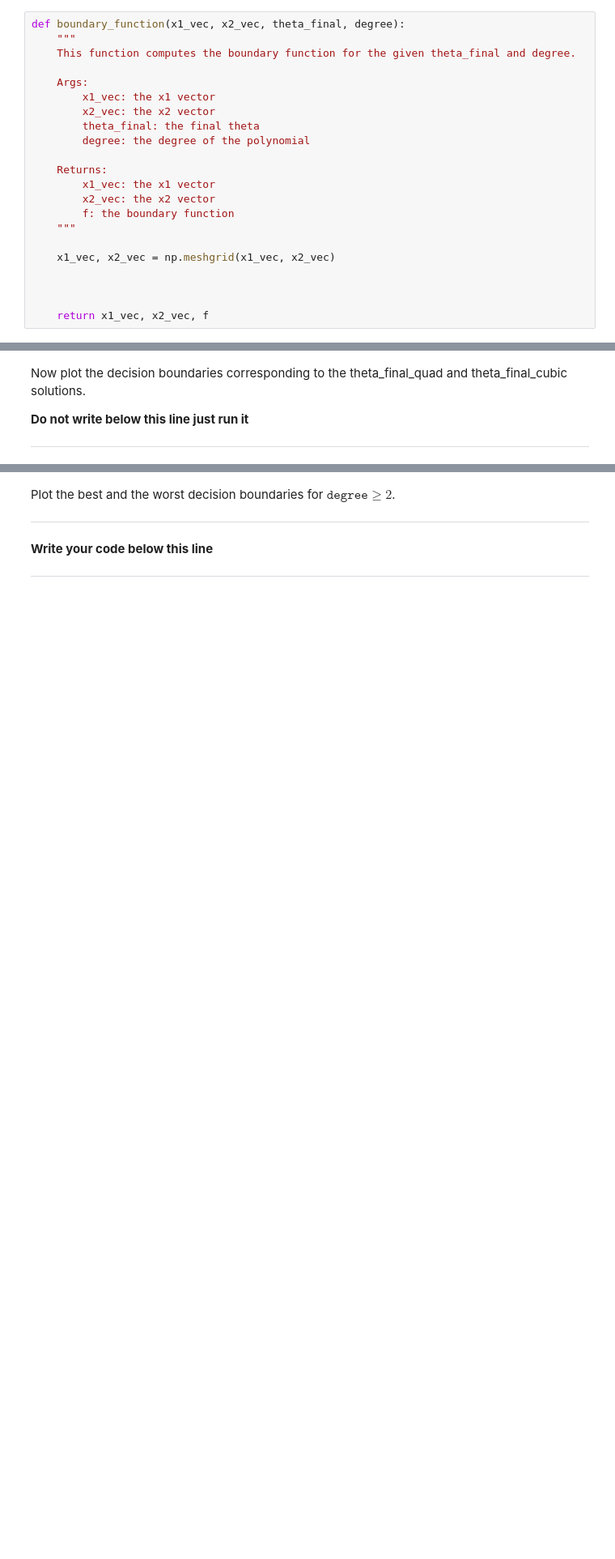
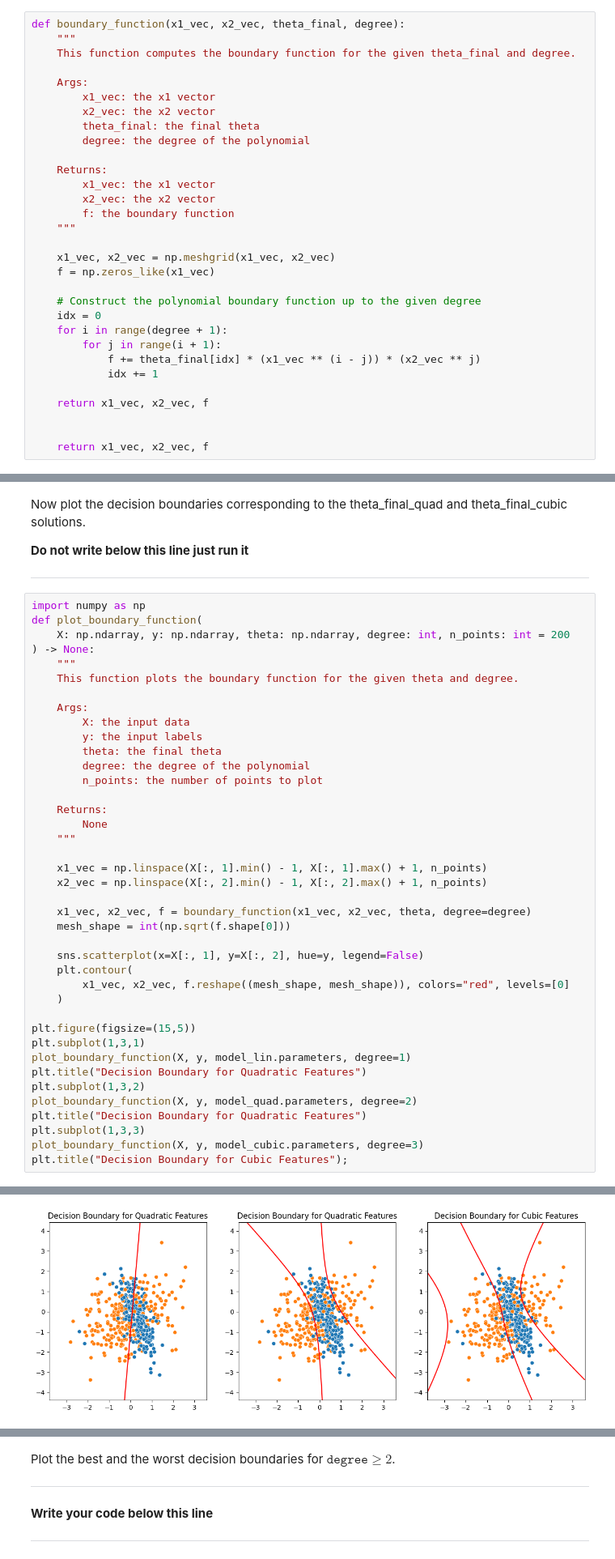
Before and after one commit to delgiudice1967219/HW2_FDS, a Jupyter notebook: HW2.ipynb, the cells around one changed output, grey strips where cells are left out. Shown: that part at 81% size. Drawn from its saved outputs; the diff is of its cells as text; blank space fills up the shorter version.

Commit message:
boundary

```diff
--- a/HW2.ipynb
+++ b/HW2.ipynb
@@ -575,7 +573,16 @@ def boundary_function(x1_vec, x2_vec, theta_final, degree):
     """
 
     x1_vec, x2_vec = np.meshgrid(x1_vec, x2_vec)
+    f = np.zeros_like(x1_vec)
 
+    # Construct the polynomial boundary function up to the given degree
+    idx = 0
+    for i in range(degree + 1):
+        for j in range(i + 1):
+            f += theta_final[idx] * (x1_vec ** (i - j)) * (x2_vec ** j)
+            idx += 1
+
+    return x1_vec, x2_vec, f
 
 
     return x1_vec, x2_vec, f
@@ -585,3 +624,44 @@ Now plot the decision boundaries corresponding to the theta_final_quad and theta
 **Do not write below this line just run it**
 
 --------------------------------------------
+# %%
+import numpy as np
+def plot_boundary_function(
+    X: np.ndarray, y: np.ndarray, theta: np.ndarray, degree: int, n_points: int = 200
+) -> None:
+    """
+    This function plots the boundary function for the given theta and degree.
+
+    Args:
+        X: the input data
+        y: the input labels
+        theta: the final theta
+        degree: the degree of the polynomial
+        n_points: the number of points to plot
+
+    Returns:
+        None
+    """
+
+    x1_vec = np.linspace(X[:, 1].min() - 1, X[:, 1].max() + 1, n_points)
+    x2_vec = np.linspace(X[:, 2].min() - 1, X[:, 2].max() + 1, n_points)
+
+    x1_vec, x2_vec, f = boundary_function(x1_vec, x2_vec, theta, degree=degree)
+    mesh_shape = int(np.sqrt(f.shape[0]))
+
+    sns.scatterplot(x=X[:, 1], y=X[:, 2], hue=y, legend=False)
+    plt.contour(
+        x1_vec, x2_vec, f.reshape((mesh_shape, mesh_shape)), colors="red", levels=[0]
+    )
+
+plt.figure(figsize=(15,5))
+plt.subplot(1,3,1)
+plot_boundary_function(X, y, model_lin.parameters, degree=1)
+plt.title("Decision Boundary for Quadratic Features")
+plt.subplot(1,3,2)
+plot_boundary_function(X, y, model_quad.parameters, degree=2)
+plt.title("Decision Boundary for Quadratic Features")
+plt.subplot(1,3,3)
+plot_boundary_function(X, y, model_cubic.parameters, degree=3)
+plt.title("Decision Boundary for Cubic Features");
+# %% [output]
@@ -588,3 +678,4 @@ Now plot the decision boundaries corresponding to the theta_final_quad and theta
+[figure, added]
 # %%
 def plot_boundary_function(
     X: np.ndarray, y: np.ndarray, theta: np.ndarray, degree: int, n_points: int = 200
```
Also changed, not shown: parts of 4 cells of this notebook, 1 other file.
